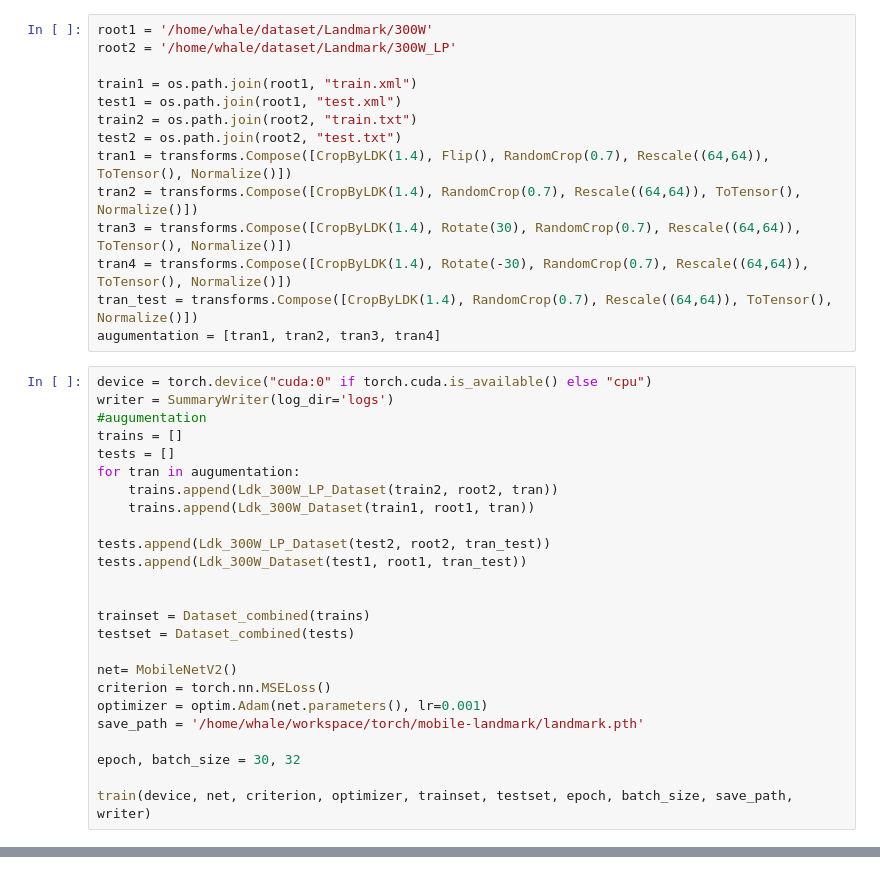
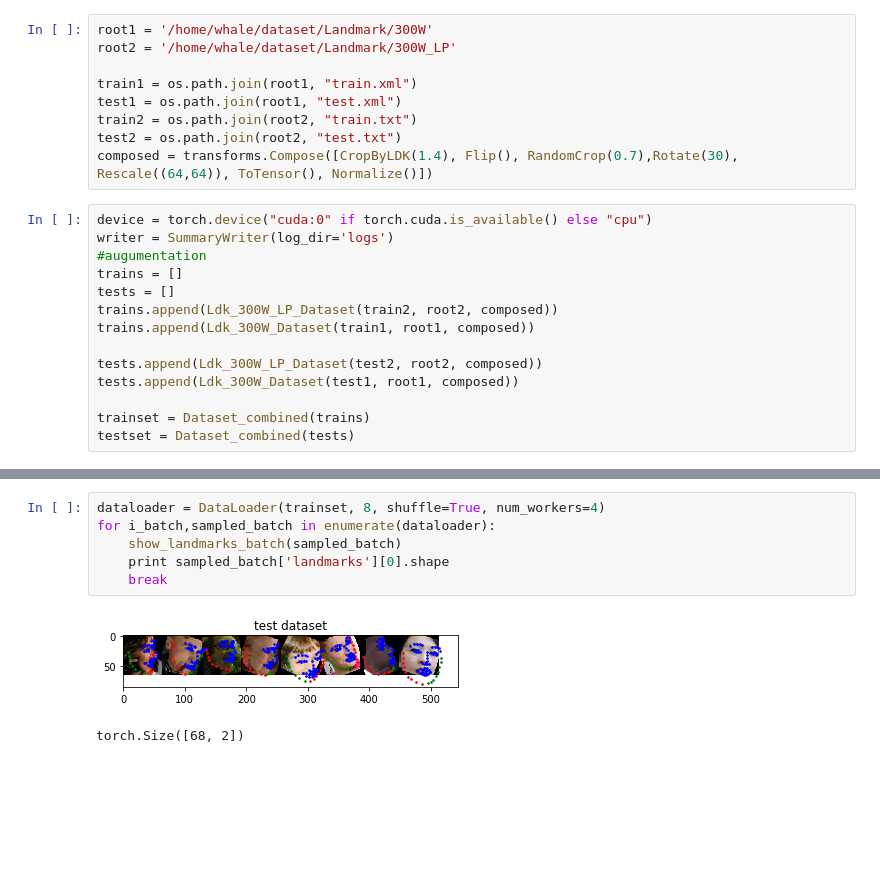
Before and after one commit to ohnosang/mobile-landmark, a Jupyter notebook: check_dataset.ipynb, the cells around one changed output, grey strips where cells are left out. Saved outputs shown, nothing was run; the diff lists cells and outputs as text; blank space fills up the shorter version.

```diff
--- a/check_dataset.ipynb
+++ b/check_dataset.ipynb
@@ -16,34 +16,18 @@ train1 = os.path.join(root1, "train.xml")
 test1 = os.path.join(root1, "test.xml")
 train2 = os.path.join(root2, "train.txt")
 test2 = os.path.join(root2, "test.txt")
-tran1 = transforms.Compose([CropByLDK(1.4), Flip(), RandomCrop(0.7), Rescale((64,64)), ToTensor(), Normalize()])
-tran2 = transforms.Compose([CropByLDK(1.4), RandomCrop(0.7), Rescale((64,64)), ToTensor(), Normalize()])
-tran3 = transforms.Compose([CropByLDK(1.4), Rotate(30), RandomCrop(0.7), Rescale((64,64)), ToTensor(), Normalize()])
-tran4 = transforms.Compose([CropByLDK(1.4), Rotate(-30), RandomCrop(0.7), Rescale((64,64)), ToTensor(), Normalize()])
-tran_test = transforms.Compose([CropByLDK(1.4), RandomCrop(0.7), Rescale((64,64)), ToTensor(), Normalize()])
-augumentation = [tran1, tran2, tran3, tran4]
+composed = transforms.Compose([CropByLDK(1.4), Flip(), RandomCrop(0.7),Rotate(30), Rescale((64,64)), ToTensor(), Normalize()])
 # %%
 device = torch.device("cuda:0" if torch.cuda.is_available() else "cpu")
 writer = SummaryWriter(log_dir='logs')
 #augumentation
 trains = []
 tests = []
-for tran in augumentation:
-    trains.append(Ldk_300W_LP_Dataset(train2, root2, tran))
-    trains.append(Ldk_300W_Dataset(train1, root1, tran))
+trains.append(Ldk_300W_LP_Dataset(train2, root2, composed))
+trains.append(Ldk_300W_Dataset(train1, root1, composed))
 
-tests.append(Ldk_300W_LP_Dataset(test2, root2, tran_test))
-tests.append(Ldk_300W_Dataset(test1, root1, tran_test))
-
+tests.append(Ldk_300W_LP_Dataset(test2, root2, composed))
+tests.append(Ldk_300W_Dataset(test1, root1, composed))
 
 trainset = Dataset_combined(trains)
 testset = Dataset_combined(tests)
-
-net= MobileNetV2()
-criterion = torch.nn.MSELoss()
-optimizer = optim.Adam(net.parameters(), lr=0.001)
-save_path = '/home/whale/workspace/torch/mobile-landmark/landmark.pth'
-
-epoch, batch_size = 30, 32
-
-train(device, net, criterion, optimizer, trainset, testset, epoch, batch_size, save_path, writer)
@@ -75,0 +34,9 @@ epoch:1 iteration:1399 loss:0.0112542307773
+# %%
+dataloader = DataLoader(trainset, 8, shuffle=True, num_workers=4)
+for i_batch,sampled_batch in enumerate(dataloader):
+    show_landmarks_batch(sampled_batch)
+    print sampled_batch['landmarks'][0].shape
+    break
+# %% [output]
+[figure, added]
+torch.Size([68, 2])
```
Also changed, not shown: parts of 2 cells of this notebook, 9 other files.
